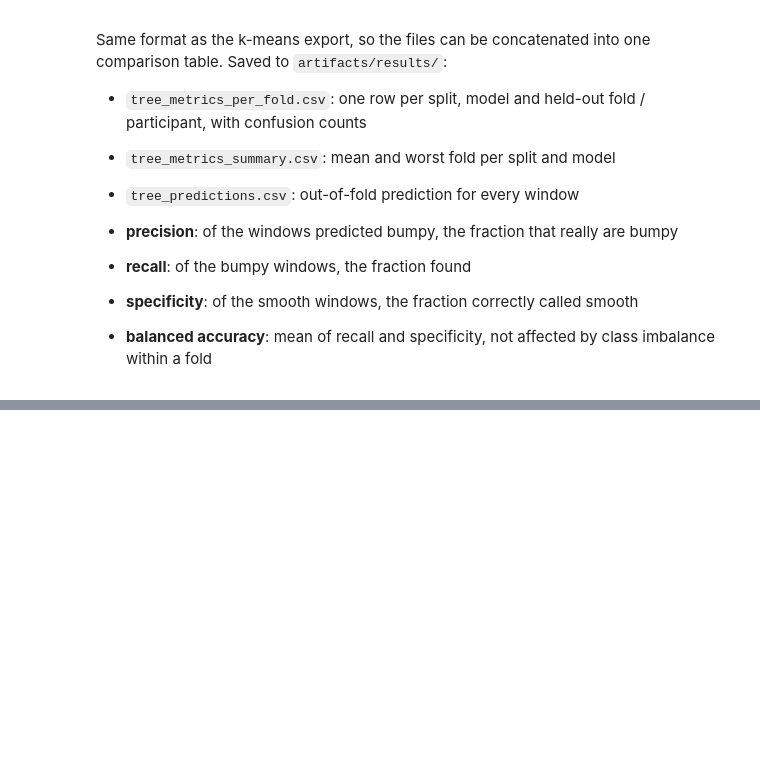
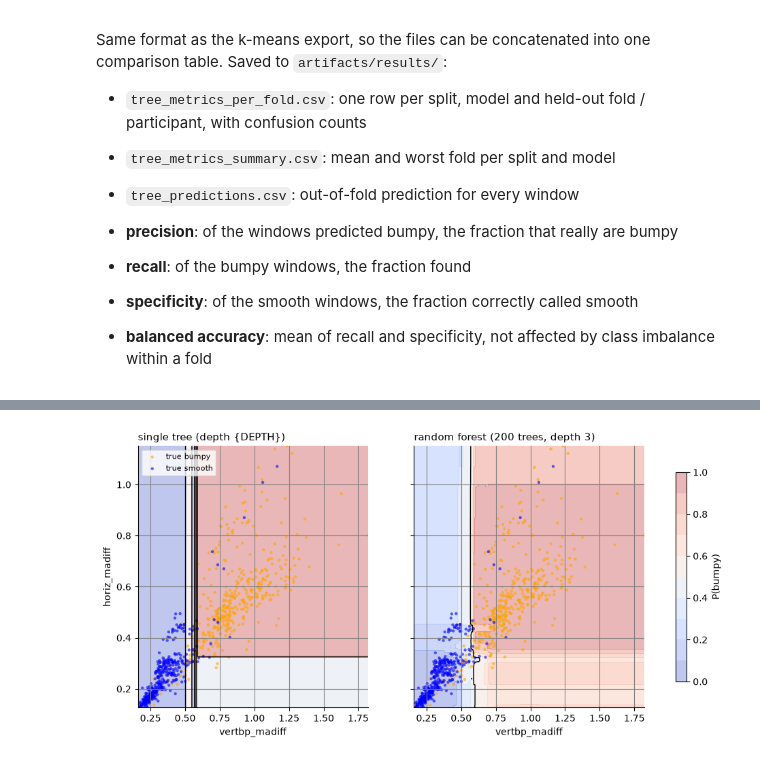
Before and after one commit to kostasparma/Machine_Learning_for_rides, a Jupyter notebook: group19.ipynb, the cells around one changed output, grey strips where cells are left out. Saved outputs shown, nothing was run; the diff lists cells and outputs as text; code cells hidden in the pictures; blank space fills up the shorter version.

```diff
--- a/group19.ipynb
+++ b/group19.ipynb
@@ -1586,0 +1637,12 @@ saved to D:\2-Courses\5ARE0-Project\Machine_Learning_for_rides\artifacts\results
+# %%
+N_FOLDS = sel["n_folds"]
+ALL = sel["all"]
+N_TREES = 200
+DEPTH = 3
+
+# split iterators: lists of (train_mask, test_mask) over windows
+SPLITS = {
+    "grouped folds": [((df["fold"] != k).to_numpy(), (df["fold"] == k).to_numpy()) for k in range(N_FOLDS)],
+    "leave-one-participant-out": [((df["participant"] != p).to_numpy(), (df["participant"] == p).to_numpy())
+                                  for p in sorted(df["participant"].unique())],
+}
@@ -1586,0 +1657,32 @@ saved to D:\2-Courses\5ARE0-Project\Machine_Learning_for_rides\artifacts\results
+# %%
+def forest(**params):
+    return RandomForestClassifier(n_estimators=params.pop("n_estimators", N_TREES), random_state=0, n_jobs=-1, **params)
+
+feats2 = ["vertbp_madiff", "horiz_madiff"]
+tree2 = DecisionTreeClassifier(max_depth=DEPTH, random_state=0).fit(df[feats2], y)
+rf2 = forest(max_depth=DEPTH).fit(df[feats2], y)
+
+x0, x1 = df[feats2[0]].to_numpy(), df[feats2[1]].to_numpy()
+g0, g1 = np.meshgrid(np.linspace(x0.min(), x0.max(), 300), np.linspace(x1.min(), x1.max(), 300))
+G = pd.DataFrame(np.c_[g0.ravel(), g1.ravel()], columns=feats2)
+
+fig, axes = plt.subplots(1, 2, figsize=(12, 5), sharey=True)
+for ax, (name, model) in zip(axes, {"single tree (depth {DEPTH})": tree2, f"random forest ({N_TREES} trees, depth {DEPTH})": rf2}.items()):
+
+    proba = model.predict_proba(G)[:, 1].reshape(g0.shape)
+    cf = ax.contourf(g0, g1, proba, levels=np.linspace(0, 1, 11), cmap="coolwarm", alpha=0.35)
+    ax.contour(g0, g1, proba, levels=[0.5], colors="black", linewidths=1)
+
+    for lab in CLASSES:
+        m = (df["label"] == lab).to_numpy()
+        ax.scatter(x0[m], x1[m], s=10, alpha=0.6, color=CLASS_COLOR[lab], edgecolors="none", label=f"true {lab}")
+
+    ax.set(xlabel=feats2[0])
+    ax.set_title(name, loc="left", fontsize=11)
+
+axes[0].set_ylabel(feats2[1]); axes[0].legend(fontsize=8)
+
+fig.colorbar(cf, ax=axes, label="P(bumpy)", shrink=0.8)
+fig.savefig(FIG_DIR / "rf_2d_regions.png", dpi=120, bbox_inches="tight"); plt.show()
+# %% [output]
+[figure, added]
```
Also changed, not shown: parts of 20 cells of this notebook.
